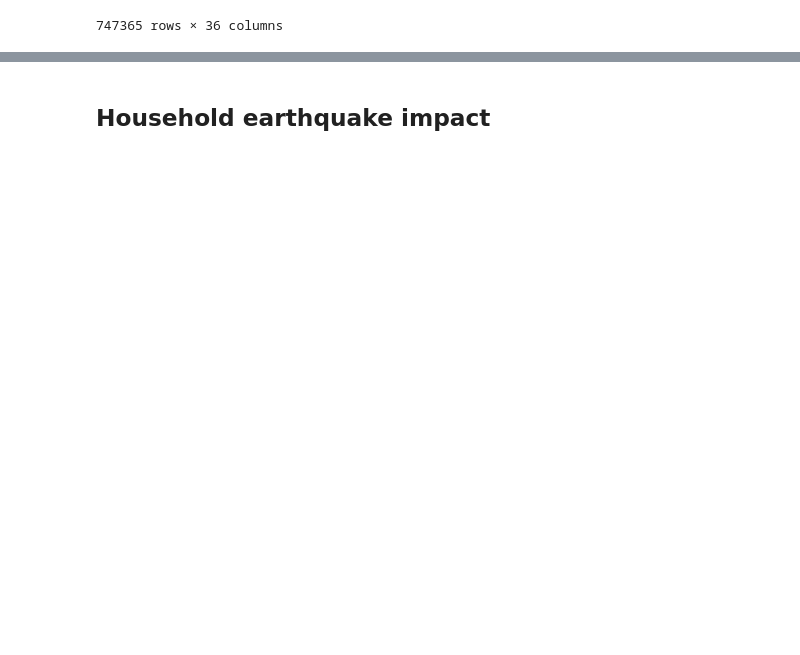
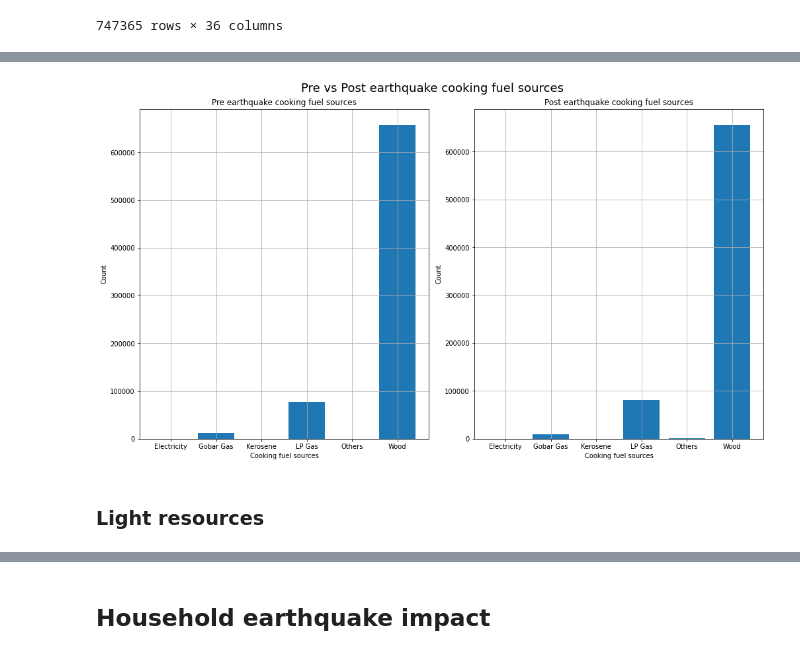
Before and after one commit to sandraabu/earthquake-damage, a Jupyter notebook: sql-earthquake.ipynb, the cells around one changed output, grey strips where cells are left out. Drawn from its saved outputs; the diff is of its cells as text; code cells hidden in the pictures; blank space fills up the shorter version.

```diff
--- a/sql-earthquake.ipynb
+++ b/sql-earthquake.ipynb
@@ -214,0 +293,10 @@ FROM household_resources;
+# %%
+fuel_resources = pd.read_sql("""
+
+SELECT source_cooking_fuel_pre_eq, COUNT(source_cooking_fuel_pre_eq) as count_pre
+FROM household_resources
+WHERE source_cooking_fuel_pre_eq IS NOT NULL
+GROUP BY source_cooking_fuel_pre_eq
+
+""", conn)
+fuel_resources
@@ -214,0 +311,10 @@ FROM household_resources;
+# %%
+fuel_resources2 = pd.read_sql("""
+
+SELECT source_cooking_fuel_post_eq, COUNT(source_cooking_fuel_post_eq) as count_post
+FROM household_resources
+WHERE source_cooking_fuel_post_eq IS NOT NULL
+GROUP BY source_cooking_fuel_post_eq
+
+""", conn)
+fuel_resources2
@@ -214,0 +329,19 @@ FROM household_resources;
+# %%
+fig, ax = plt.subplots(ncols=2, figsize=(14, 8), constrained_layout=True)
+
+fig.suptitle('Pre vs Post earthquake cooking fuel sources', fontsize=18)
+ax[0].bar(fuel_resources['source_cooking_fuel_pre_eq'], fuel_resources['count_pre']);
+ax[0].set_ylabel('Count')
+ax[0].set_xlabel('Cooking fuel sources')
+ax[0].set_title('Pre earthquake cooking fuel sources')
+ax[0].grid()
+
+ax[1].bar(fuel_resources2['source_cooking_fuel_post_eq'], fuel_resources2['count_post']);
+ax[1].set_ylabel('Count')
+ax[1].set_xlabel('Cooking fuel sources')
+ax[1].set_title('Post earthquake cooking fuel sources')
+ax[1].grid();
+# %% [output]
+[figure, added]
+# %% [markdown]
+### Light resources
```
Also changed, not shown: parts of 22 cells of this notebook.
